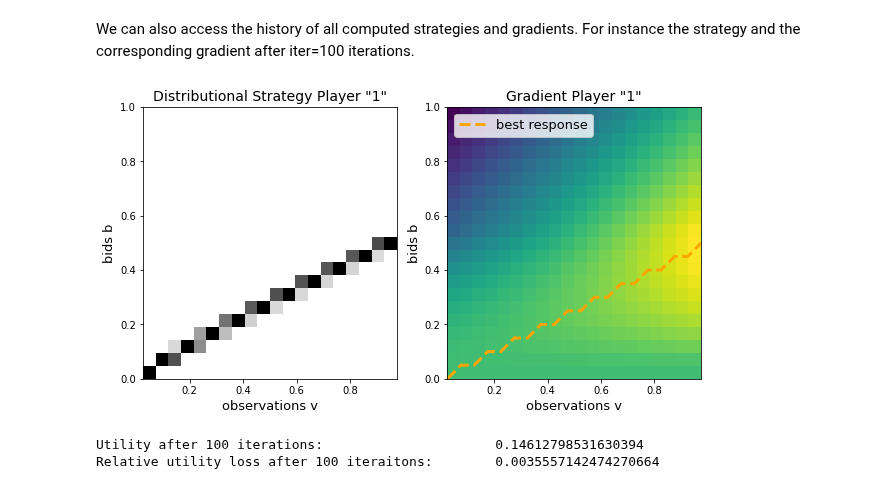
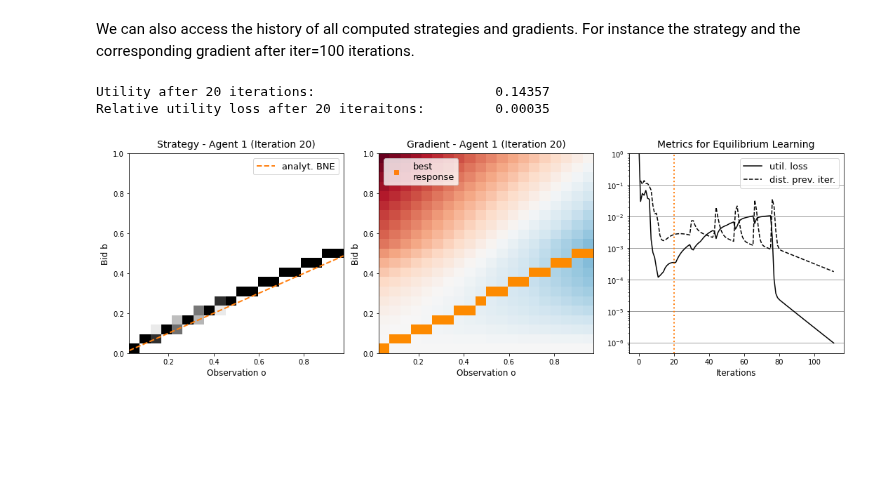
Before and after one commit to MOberlechner/soda, a Jupyter notebook: notebooks/intro.ipynb, the cells around one changed output. Cells and saved outputs as stored; diff of their text form; code cells hidden in the pictures; blank space fills up the shorter version.

```diff
--- a/notebooks/intro.ipynb
+++ b/notebooks/intro.ipynb
@@ -163,12 +163,11 @@ strategies['1'].plot(more=True, beta = 0.5 * strategies['1'].o_discr)
 # %% [markdown]
 We can also access the history of all computed strategies and gradients. For instance the strategy and the corresponding gradient after iter=100 iterations.
-# %%
-strategies['1'].plot(grad=True, iter=10)
-# %% [output]
-[figure, removed]
 # %%
-print('Utility after 100 iterations:'.ljust(50), strategies['1'].utility[100])
-print('Relative utility loss after 100 iteraitons:'.ljust(50), strategies['1'].utility_loss[100])
+iter = 20
+strategies['1'].plot(grad=True, metrics=True, iter=iter, beta=lambda x: 0.5*x)
+print(f'Utility after {iter} iterations:'.ljust(50), round(strategies['1'].utility[iter],5))
+print(f'Relative utility loss after {iter} iteraitons:'.ljust(50), round(strategies['1'].utility_loss[iter],5))
 # %% [output]
-Utility after 100 iterations:                      0.14612798531630394
-Relative utility loss after 100 iteraitons:        0.0035557142474270664
+Utility after 20 iterations:                       0.14357
+Relative utility loss after 20 iteraitons:         0.00035
+[figure, added]
```
Also changed, not shown: parts of 5 cells of this notebook.
